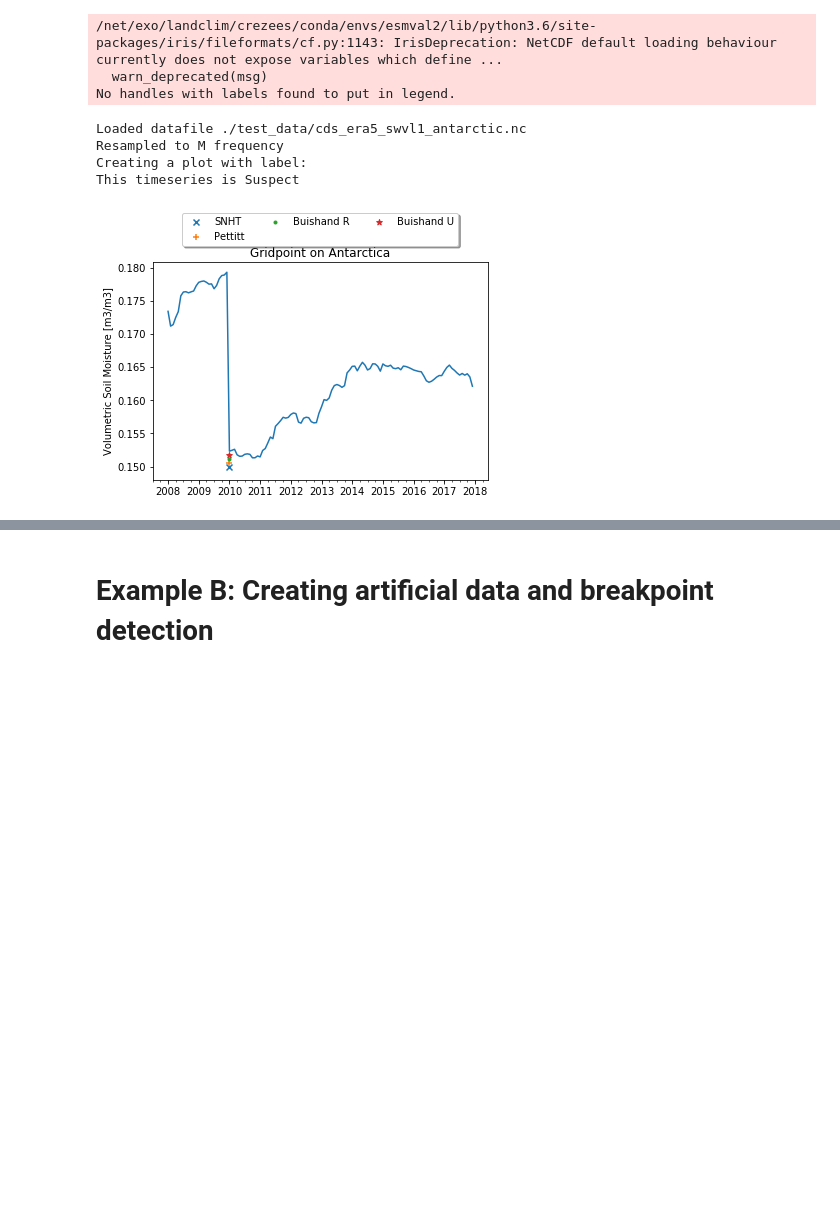
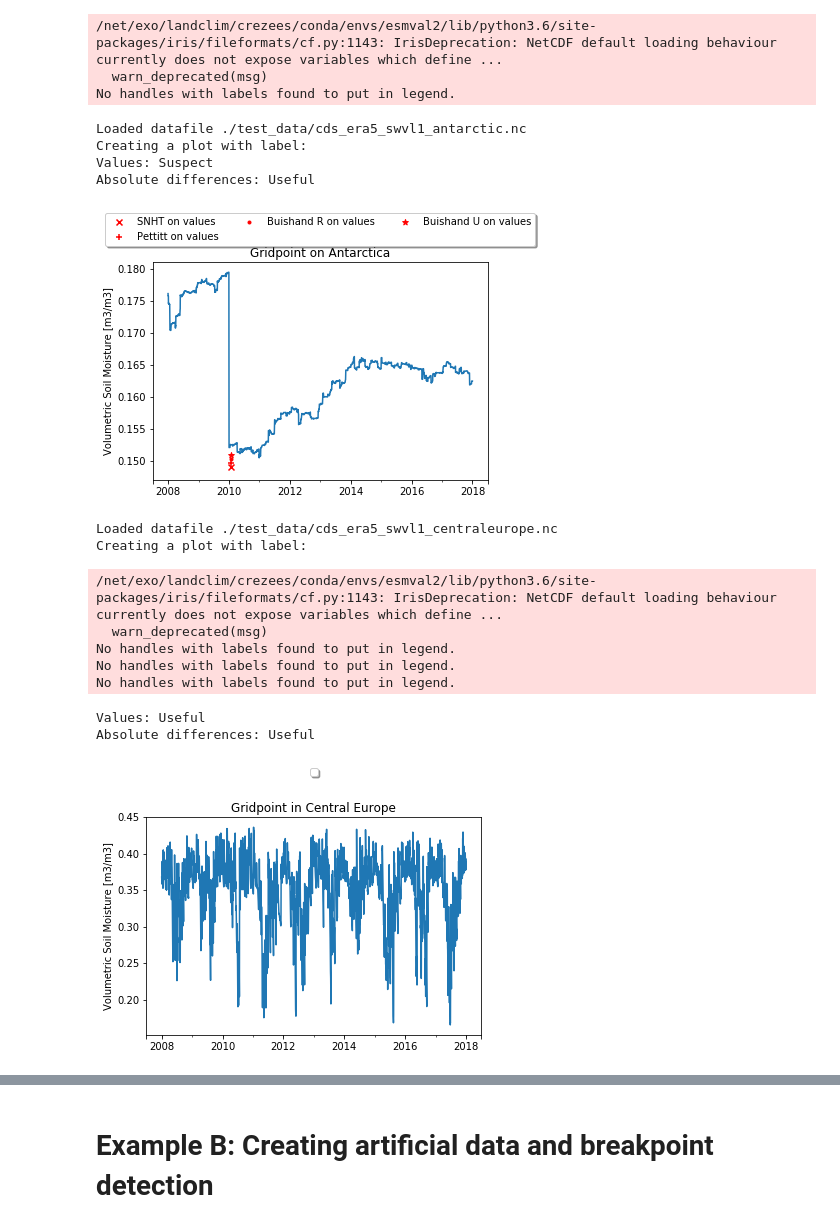
Before and after one commit to bascrezee/trend_framework, a Jupyter notebook: test_breakpoint_detection.ipynb, the cells around one changed output, grey strips where cells are left out. Drawn from its saved outputs; the diff is of its cells as text; code cells hidden in the pictures; blank space fills up the shorter version.

```diff
--- a/example_for_ben.ipynb
+++ b/test_breakpoint_detection.ipynb
@@ -6,19 +8,39 @@ import matplotlib.pyplot as plt
 # %%
 mydat = TrendLims1D('Volumetric Soil Moisture Layer 1 (ERA5)')
 mydat.load_file('./test_data/cds_era5_swvl1_antarctic.nc')
-mydat.resample('M')
 mydat.plot('')
-mydat.get_breakpoints()
+mydat.get_breakpoints(resamplefreq='M')
+mydat.evaluate_breakpoints()
 mydat.plot_breakpoints()
 plt.ylabel('Volumetric Soil Moisture [m3/m3]')
 plt.title('Gridpoint on Antarctica')
-plt.savefig('./figs/wp1_bp_example1.png')
+plt.show()
+
+mydat = TrendLims1D('Volumetric Soil Moisture Layer 1 (ERA5)')
+mydat.load_file('./test_data/cds_era5_swvl1_centraleurope.nc')
+mydat.plot('')
+mydat.get_breakpoints(resamplefreq='M')
+mydat.evaluate_breakpoints()
+mydat.plot_breakpoints()
+plt.ylabel('Volumetric Soil Moisture [m3/m3]')
+plt.title('Gridpoint in Central Europe')
+plt.show()
 # %% [output]
 /net/exo/landclim/crezees/conda/envs/esmval2/lib/python3.6/site-packages/iris/fileformats/cf.py:1143: IrisDeprecation: NetCDF default loading behaviour currently does not expose variables which define ...
   warn_deprecated(msg)
 No handles with labels found to put in legend.
 Loaded datafile ./test_data/cds_era5_swvl1_antarctic.nc
-Resampled to M frequency
 Creating a plot with label:
-This timeseries is Suspect
+Values: Suspect
+Absolute differences: Useful
-[figure, old version]
+[figure, new version]
+Loaded datafile ./test_data/cds_era5_swvl1_centraleurope.nc
+Creating a plot with label:
+/net/exo/landclim/crezees/conda/envs/esmval2/lib/python3.6/site-packages/iris/fileformats/cf.py:1143: IrisDeprecation: NetCDF default loading behaviour currently does not expose variables which define ...
+  warn_deprecated(msg)
+No handles with labels found to put in legend.
+No handles with labels found to put in legend.
+No handles with labels found to put in legend.
+Values: Useful
+Absolute differences: Useful
+[figure, added]
```
Also changed, not shown: parts of 5 cells of this notebook, 1 other file.
